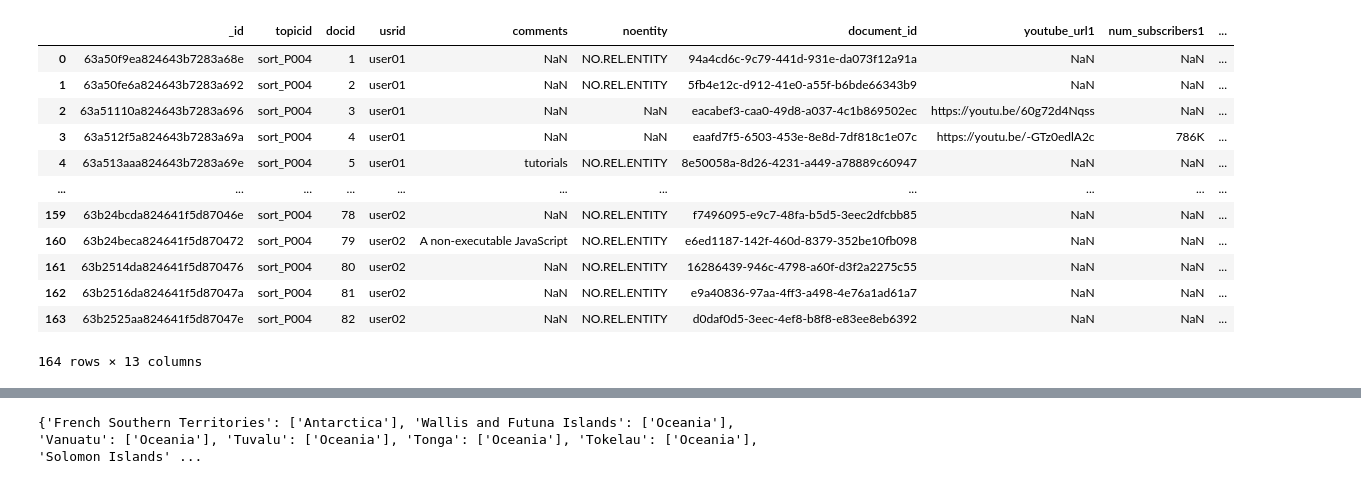
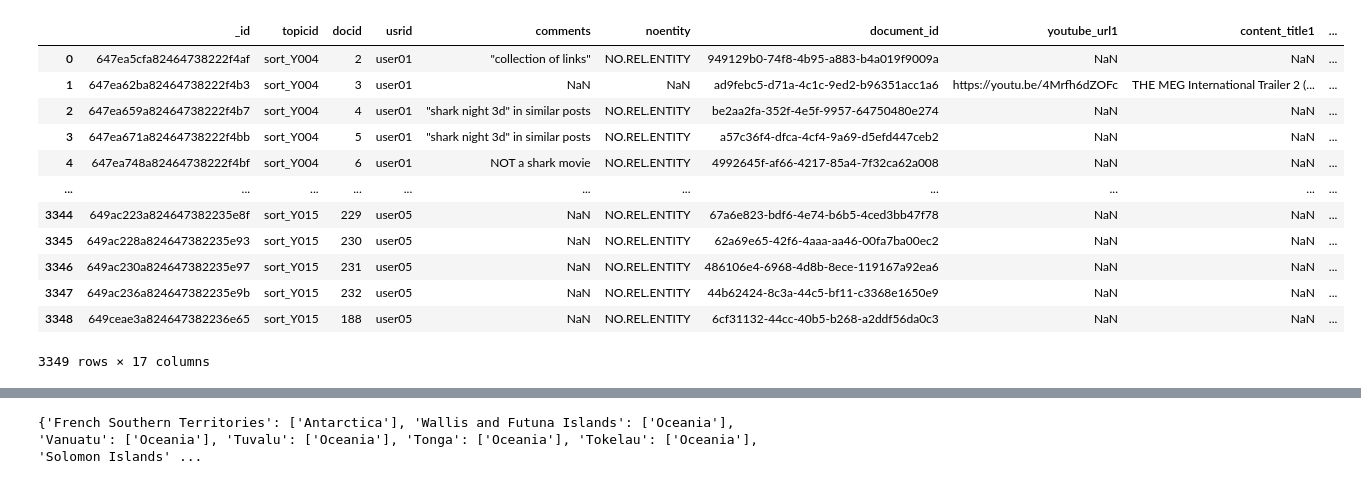
Before and after one commit to nactran/FairWebUtil, a Jupyter notebook: QrelGen.ipynb, the cells around one changed output, grey strips where cells are left out. Drawn from its saved outputs; the diff is of its cells as text; code cells hidden in the pictures.

```diff
--- a/QrelGen.ipynb
+++ b/QrelGen.ipynb
@@ -9,4 +38,5 @@ import matplotlib.lines as lines
 # %%
-df_r = pd.read_csv('fw1pilot_r.csv')
+# Read the file of researchers
+df_r = pd.read_csv('fairweb1_r.csv')
 df_r.head()
 # %% [output]
@@ -30,4 +54,5 @@ df_t.head()
 # %%
-df_y = pd.read_csv('fw1pilot_y.csv')
+# Read the file of youtube videos
+df_y = pd.read_csv('fairweb1_y.csv')
 df_y.head()
 # %% [output]
@@ -40,4 +65,5 @@ df_y.head()
 # %%
-df_m = pd.read_csv('fw1pilot_m.csv')
+# Read the file of movies
+df_m = pd.read_csv('fairweb1_m.csv')
 df_m.head()
 # %% [output]
@@ -65,14 +91,14 @@ def get_doc_rel(df):
             continue
 
         user = rec['usrid']
-        if 'bio_url1' in df.columns:
-            e1 = rec['bio_url1']
-            e2 = rec['bio_url2']
-            e3 = rec['bio_url3']
-        elif 'twitter_url1' in df.columns:
-            e1 = rec['twitter_url1']
-            e2 = rec['twitter_url2']
-            e3 = rec['twitter_url3']
+        if 'google_scholar_url1' in df.columns:
+            e1 = rec['google_scholar_url1']
+            e2 = rec['google_scholar_url2']
+            e3 = rec['google_scholar_url3']
+        #elif 'twitter_url1' in df.columns:
+        #    e1 = rec['twitter_url1']
+        #    e2 = rec['twitter_url2']
+        #    e3 = rec['twitter_url3']
         elif 'youtube_url1' in df.columns:
             e1 = rec['youtube_url1']
             e2 = rec['youtube_url2']
@@ -107,24 +133,25 @@ def get_doc_rel(df):
     doc_rel_map['relevance'].append('L'+str(rel))
     return df
 # %%
-df_r.groupby(['topicid','document_id']).apply(get_doc_rel)
-df_m.groupby(['topicid','document_id']).apply(get_doc_rel)
-df_t.groupby(['topicid','document_id']).apply(get_doc_rel)
-df_y.groupby(['topicid','document_id']).apply(get_doc_rel)
+df_r.groupby(['topicid','document_id'],as_index=False).apply(get_doc_rel)
+df_m.groupby(['topicid','document_id'],as_index=False).apply(get_doc_rel)
+# removed
+#df_t.groupby(['topicid','document_id']).apply(get_doc_rel)
+df_y.groupby(['topicid','document_id'],as_index=False).apply(get_doc_rel)
 # %% [output]
-|  | _id | topicid | docid | usrid | comments | noentity | document_id | youtube_url1 | num_subscribers1 | ... |
-| 0 | 63a50f9ea824643b7283a68e | sort_P004 | 1 | user01 | NaN | NO.REL.ENTITY | 94a4cd6c-9c79-441d-931e-da073f12a91a | NaN | NaN | ... |
-| 1 | 63a50fe6a824643b7283a692 | sort_P004 | 2 | user01 | NaN | NO.REL.ENTITY | 5fb4e12c-d912-41e0-a55f-b6bde66343b9 | NaN | NaN | ... |
-| 2 | 63a51110a824643b7283a696 | sort_P004 | 3 | user01 | NaN | NaN | eacabef3-caa0-49d8-a037-4c1b869502ec | https://youtu.be/60g72d4Nqss | NaN | ... |
-| 3 | 63a512f5a824643b7283a69a | sort_P004 | 4 | user01 | NaN | NaN | eaafd7f5-6503-453e-8e8d-7df818c1e07c | https://youtu.be/-GTz0edlA2c | 786K | ... |
-| 4 | 63a513aaa824643b7283a69e | sort_P004 | 5 | user01 | tutorials | NO.REL.ENTITY | 8e50058a-8d26-4231-a449-a78889c60947 | NaN | NaN | ... |
+|  | _id | topicid | docid | usrid | comments | noentity | document_id | youtube_url1 | content_title1 | ... |
+| 0 | 647ea5cfa82464738222f4af | sort_Y004 | 2 | user01 | "collection of links" | NO.REL.ENTITY | 949129b0-74f8-4b95-a883-b4a019f9009a | NaN | NaN | ... |
+| 1 | 647ea62ba82464738222f4b3 | sort_Y004 | 3 | user01 | NaN | NaN | ad9febc5-d71a-4c1c-9ed2-b96351acc1a6 | https://youtu.be/4Mrfh6dZOFc | THE MEG International Trailer 2 (... | ... |
+| 2 | 647ea659a82464738222f4b7 | sort_Y004 | 4 | user01 | "shark night 3d" in similar posts | NO.REL.ENTITY | be2aa2fa-352f-4e5f-9957-64750480e274 | NaN | NaN | ... |
+| 3 | 647ea671a82464738222f4bb | sort_Y004 | 5 | user01 | "shark night 3d" in similar posts | NO.REL.ENTITY | a57c36f4-dfca-4cf4-9a69-d5efd447ceb2 | NaN | NaN | ... |
+| 4 | 647ea748a82464738222f4bf | sort_Y004 | 6 | user01 | NOT a shark movie | NO.REL.ENTITY | 4992645f-af66-4217-85a4-7f32ca62a008 | NaN | NaN | ... |
 | ... | ... | ... | ... | ... | ... | ... | ... | ... | ... | ... |
-| 159 | 63b24bcda824641f5d87046e | sort_P004 | 78 | user02 | NaN | NO.REL.ENTITY | f7496095-e9c7-48fa-b5d5-3eec2dfcbb85 | NaN | NaN | ... |
-| 160 | 63b24beca824641f5d870472 | sort_P004 | 79 | user02 | A non-executable JavaScript | NO.REL.ENTITY | e6ed1187-142f-460d-8379-352be10fb098 | NaN | NaN | ... |
-| 161 | 63b2514da824641f5d870476 | sort_P004 | 80 | user02 | NaN | NO.REL.ENTITY | 16286439-946c-4798-a60f-d3f2a2275c55 | NaN | NaN | ... |
-| 162 | 63b2516da824641f5d87047a | sort_P004 | 81 | user02 | NaN | NO.REL.ENTITY | e9a40836-97aa-4ff3-a498-4e76a1ad61a7 | NaN | NaN | ... |
-| 163 | 63b2525aa824641f5d87047e | sort_P004 | 82 | user02 | NaN | NO.REL.ENTITY | d0daf0d5-3eec-4ef8-b8f8-e83ee8eb6392 | NaN | NaN | ... |
+| 3344 | 649ac223a824647382235e8f | sort_Y015 | 229 | user05 | NaN | NO.REL.ENTITY | 67a6e823-bdf6-4e74-b6b5-4ced3bb47f78 | NaN | NaN | ... |
+| 3345 | 649ac228a824647382235e93 | sort_Y015 | 230 | user05 | NaN | NO.REL.ENTITY | 62a69e65-42f6-4aaa-aa46-00fa7ba00ec2 | NaN | NaN | ... |
+| 3346 | 649ac230a824647382235e97 | sort_Y015 | 231 | user05 | NaN | NO.REL.ENTITY | 486106e4-6968-4d8b-8ece-119167a92ea6 | NaN | NaN | ... |
+| 3347 | 649ac236a824647382235e9b | sort_Y015 | 232 | user05 | NaN | NO.REL.ENTITY | 44b62424-8c3a-44c5-bf11-c3368e1650e9 | NaN | NaN | ... |
+| 3348 | 649ceae3a824647382236e65 | sort_Y015 | 188 | user05 | NaN | NO.REL.ENTITY | 6cf31132-44cc-40b5-b268-a2ddf56da0c3 | NaN | NaN | ... |
-164 rows × 13 columns
+3349 rows × 17 columns
 # %%
 res= pd.DataFrame(doc_rel_map)
 res
```
Also changed, not shown: parts of 15 cells of this notebook.
